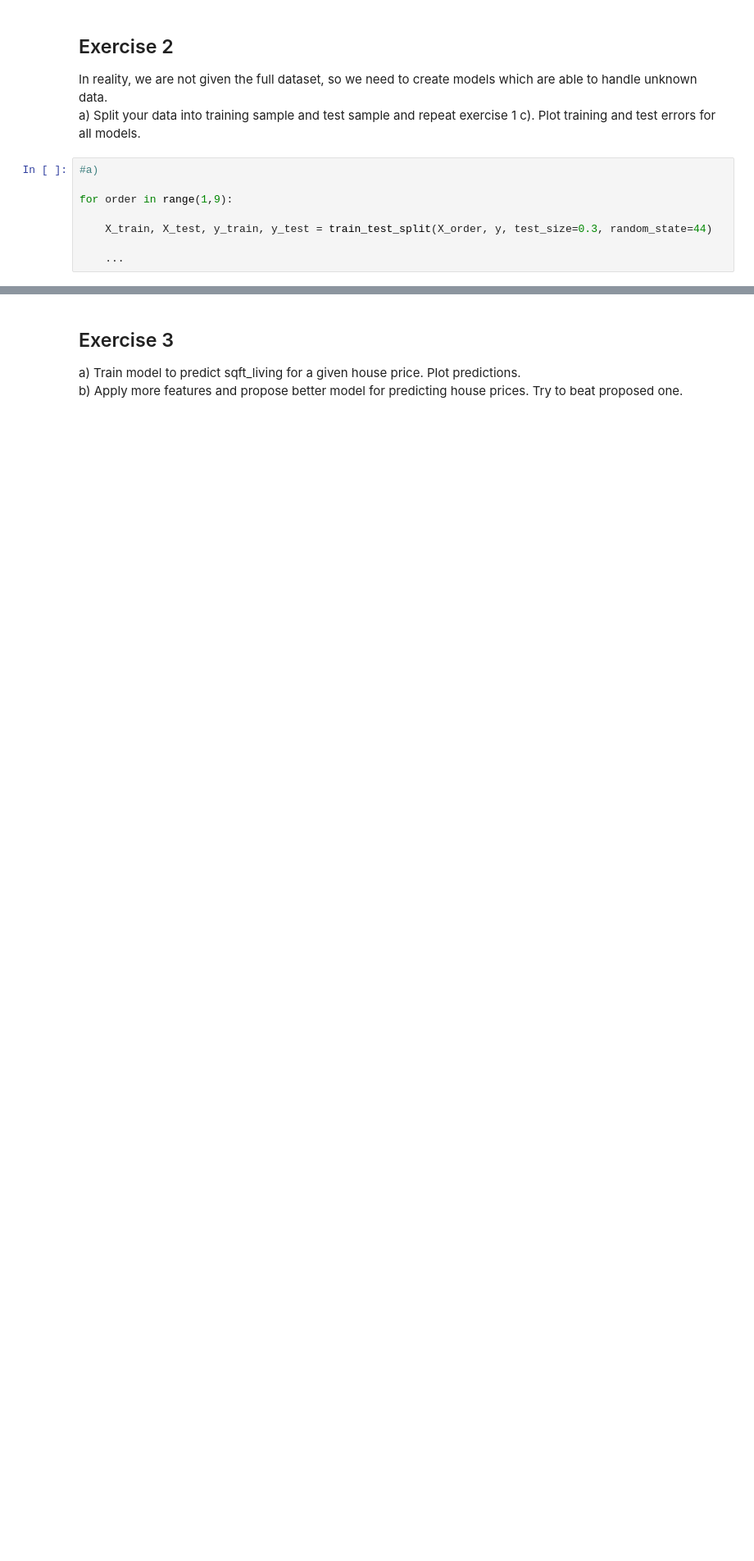
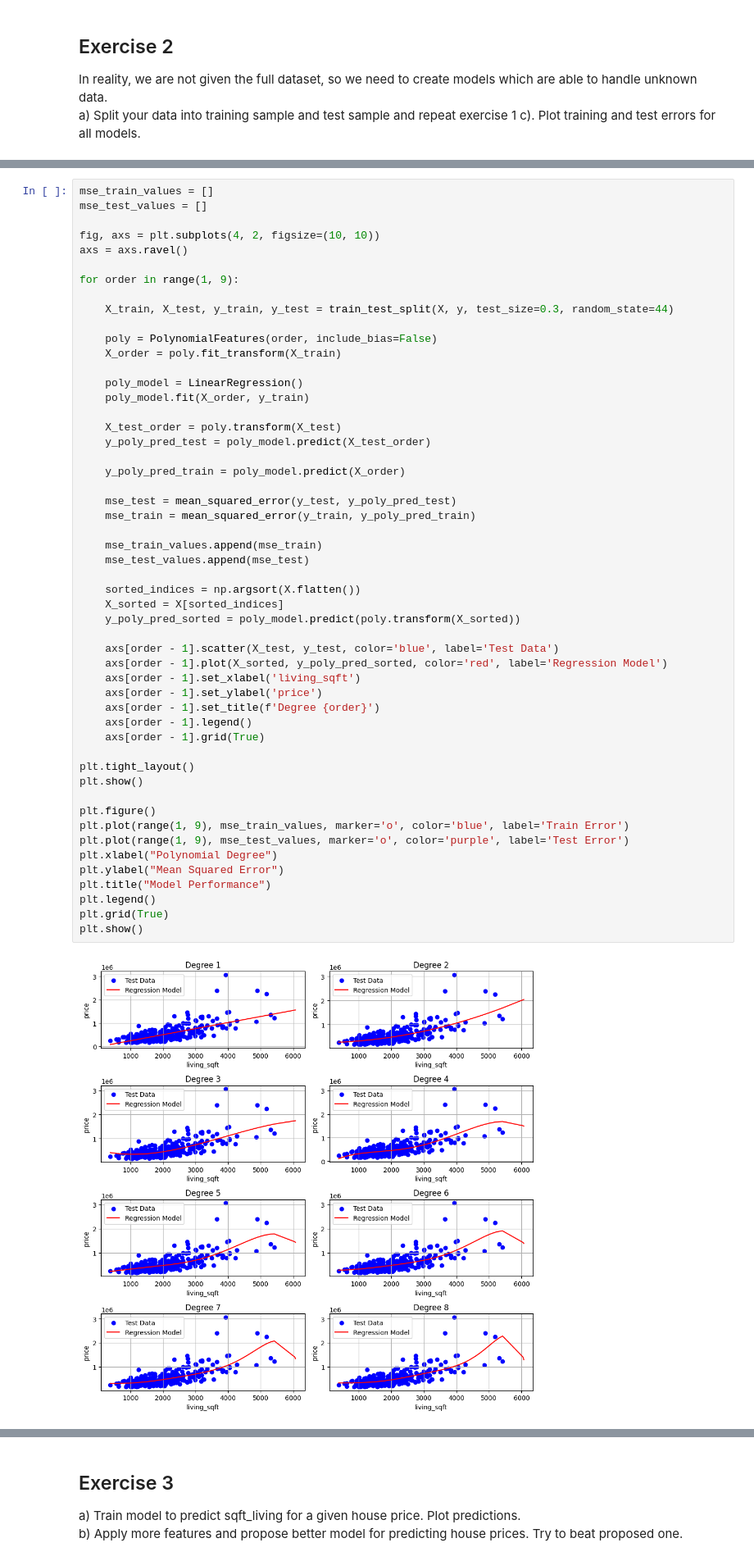
Before and after one commit to Falanger-debug/Data-Analyticts, a Jupyter notebook: Regression - primer/Lizak_Lukasz_Primary_2/Assignment_2_without_code (1).ipynb, the cells around one changed output, grey strips where cells are left out. Shown: that part at 82% size. Cells and saved outputs as stored; diff of their text form; blank space fills up the shorter version.

Commit message:
finished regression part 1

```diff
--- a/Regression - primer/Lizak_Lukasz_Primary_2/Assignment_2_without_code (1).ipynb
+++ b/Regression - primer/Lizak_Lukasz_Primary_2/Assignment_2_without_code (1).ipynb
@@ -122,11 +134,3 @@ plt.show()
 ## Exercise 2
 In reality, we are not given the full dataset, so we need to create models which are able to handle unknown data.
 a) Split your data into training sample and test sample and repeat exercise 1 c). Plot training and test errors for all models.
-# %%
-#a)
-
-for order in range(1,9):
-
-    X_train, X_test, y_train, y_test = train_test_split(X_order, y, test_size=0.3, random_state=44)
-
-    ...
@@ -135,0 +137,54 @@ for order in range(1,9):
+# %%
+mse_train_values = []
+mse_test_values = []
+
+fig, axs = plt.subplots(4, 2, figsize=(10, 10))
+axs = axs.ravel()
+
+for order in range(1, 9):
+
+    X_train, X_test, y_train, y_test = train_test_split(X, y, test_size=0.3, random_state=44)
+
+    poly = PolynomialFeatures(order, include_bias=False)
+    X_order = poly.fit_transform(X_train)
+
+    poly_model = LinearRegression()
+    poly_model.fit(X_order, y_train)
+
+    X_test_order = poly.transform(X_test)
+    y_poly_pred_test = poly_model.predict(X_test_order)
+
+    y_poly_pred_train = poly_model.predict(X_order)
+
+    mse_test = mean_squared_error(y_test, y_poly_pred_test)
+    mse_train = mean_squared_error(y_train, y_poly_pred_train)
+
+    mse_train_values.append(mse_train)
+    mse_test_values.append(mse_test)
+
+    sorted_indices = np.argsort(X.flatten())
+    X_sorted = X[sorted_indices]
+    y_poly_pred_sorted = poly_model.predict(poly.transform(X_sorted))
+
+    axs[order - 1].scatter(X_test, y_test, color='blue', label='Test Data')
+    axs[order - 1].plot(X_sorted, y_poly_pred_sorted, color='red', label='Regression Model')
+    axs[order - 1].set_xlabel('living_sqft')
+    axs[order - 1].set_ylabel('price')
+    axs[order - 1].set_title(f'Degree {order}')
+    axs[order - 1].legend()
+    axs[order - 1].grid(True)
+
+plt.tight_layout()
+plt.show()
+
+plt.figure()
+plt.plot(range(1, 9), mse_train_values, marker='o', color='blue', label='Train Error')
+plt.plot(range(1, 9), mse_test_values, marker='o', color='purple', label='Test Error')
+plt.xlabel("Polynomial Degree")
+plt.ylabel("Mean Squared Error")
+plt.title("Model Performance")
+plt.legend()
+plt.grid(True)
+plt.show()
+# %% [output]
+[figure, added]
```
Also changed, not shown: parts of 13 cells of this notebook, 1 other file.
